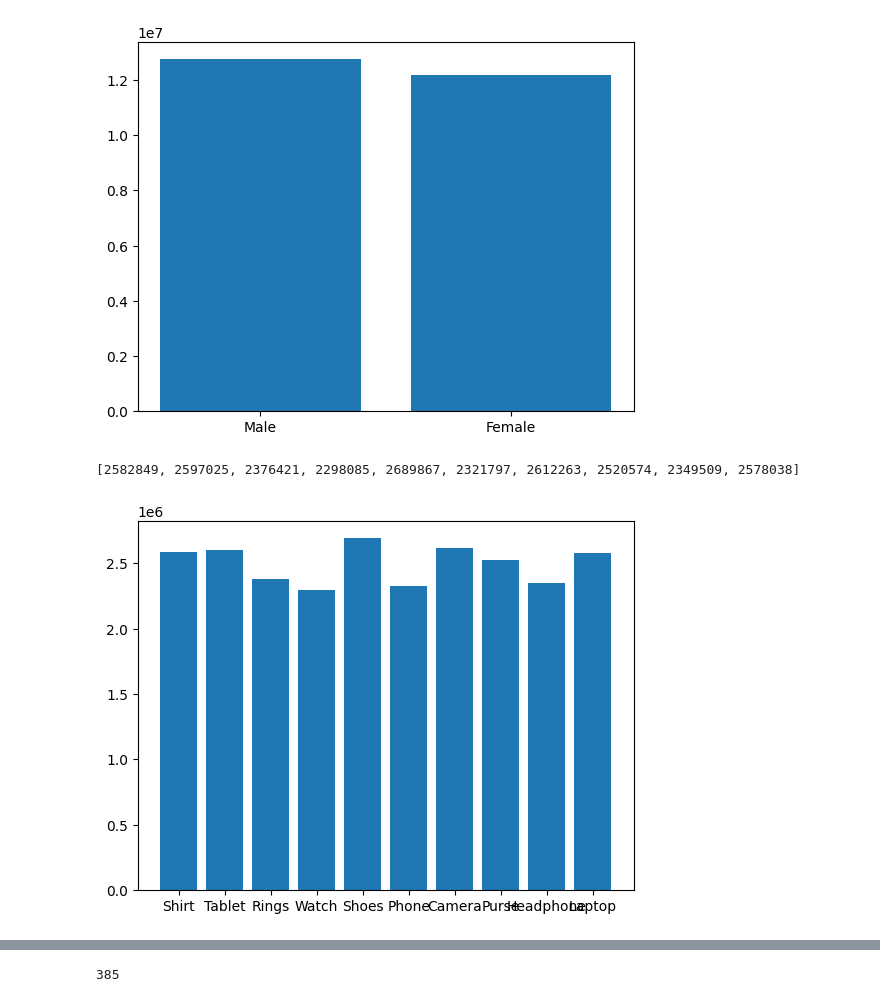
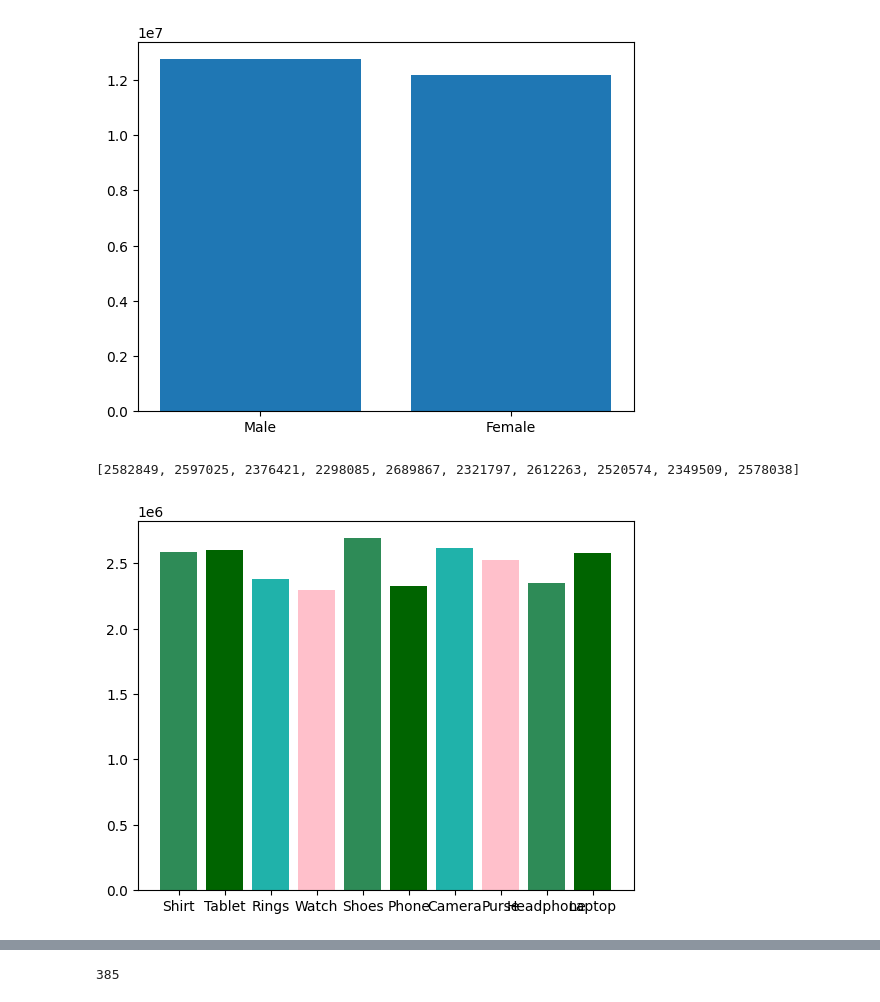
Before and after one commit to priyankarana5650-commits/PriyankaRana, a Jupyter notebook: PriyaRana11.ipynb, the cells around one changed output, grey strips where cells are left out. Saved outputs shown, nothing was run; the diff lists cells and outputs as text; code cells hidden in the pictures.

```diff
--- a/PriyaRana11.ipynb
+++ b/PriyaRana11.ipynb
@@ -331,18 +331,18 @@ plt.show()
 # %%
 unique_product=[]
 state_wise_product=[]
 for i in product:
   if i not in unique_product:
     unique_product.append(i)
     state_wise_product.append(0)
 
 for i in range(len(product)):
   index=unique_product.index(product[i])
   state_wise_product[index]=state_wise_product[index]+amount[i]
 print(state_wise_product)
 import matplotlib.pyplot as plt
-plt.bar(unique_product, state_wise_product)
+plt.bar(unique_product, state_wise_product, color=["seagreen","darkgreen", "lightseagreen","pink"])
 plt.show()
 # %% [output]
 [2582849, 2597025, 2376421, 2298085, 2689867, 2321797, 2612263, 2520574, 2349509, 2578038]
-[figure, old version]
+[figure, new version]
```
Also changed, not shown: parts of 3 cells of this notebook.
